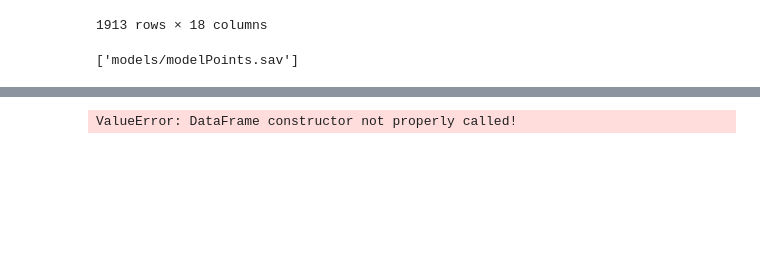
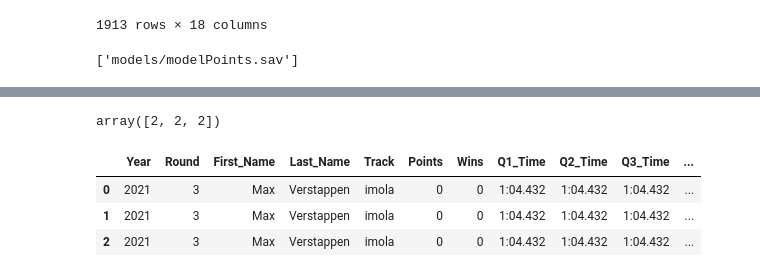
Before and after one commit to OhOmah/F1, a Jupyter notebook: Notebooks/F1_playground.ipynb, the cells around one changed output, grey strips where cells are left out. Drawn from its saved outputs; the diff is of its cells as text; code cells hidden in the pictures; blank space fills up the shorter version.

```diff
--- a/Notebooks/F1_playground.ipynb
+++ b/Notebooks/F1_playground.ipynb
@@ -4,7 +4,7 @@ import json
 import pandas as pd
 
 # Turning this into a full function now
-def GetConstructorStanding(years, rounds):
+def GetConstructorStanding(years, rousxnds):
   url = "http://ergast.com/api/f1/{year}/{round}/constructorStandings.json".format(year = str(years), round = str(rounds))
   response = requests.get(url)
   stats = json.loads(response.text)
@@ -1055,5 +957,0 @@ mappingproxy({'__config__': __main__.Config,
-# %%
-user_input
-predict(user_input)
-# %% [output]
-ValueError: DataFrame constructor not properly called!
@@ -1059,0 +961,35 @@ ValueError: DataFrame constructor not properly called!
+# %%
+# Seems like no error pops up this time around, time to see how it would work with the test data.
+new_info = {"Year": 2021,
+            "Round": 3,
+            "First_Name": "Max",
+            "Last_Name": "Verstappen",
+            "Constructor": "Red Bull",
+            "FastestTime": "1:07.342",
+            "FastestLap": "66",
+            "FastestLapAvgSpeedKPH": "222",
+            'status': "Finished",
+            'TimeBehind': "1:20:05.154",
+            "Q1_Time": "1:04.432",
+            "Q2_Time": "1:04.432",
+            "Q3_Time": "1:04.432",
+            "Track": "imola",
+            "Points": 0,
+            "Wins": 0}
+
+test_df = test_df.append(new_info, ignore_index=True)
+# Always make sure to encode my dataframe,
+# I can decode it after I'm done.
+test_df_e = encoder.fit_transform(test_df)
+# %%
+bugfix.predict(test_df_e)
+# %% [output]
+array([2, 2, 2])
+# %%
+# Looks like it manages to predict it just fine, must be something with the API. Going to have to make a new router possibly!
+test_df
+# %% [output]
+|  | Year | Round | First_Name | Last_Name | Track | Points | Wins | Q1_Time | Q2_Time | Q3_Time | ... |
+| 0 | 2021 | 3 | Max | Verstappen | imola | 0 | 0 | 1:04.432 | 1:04.432 | 1:04.432 | ... |
+| 1 | 2021 | 3 | Max | Verstappen | imola | 0 | 0 | 1:04.432 | 1:04.432 | 1:04.432 | ... |
+| 2 | 2021 | 3 | Max | Verstappen | imola | 0 | 0 | 1:04.432 | 1:04.432 | 1:04.432 | ... |
```
Also changed, not shown: parts of 5 cells of this notebook, 1 other file.
